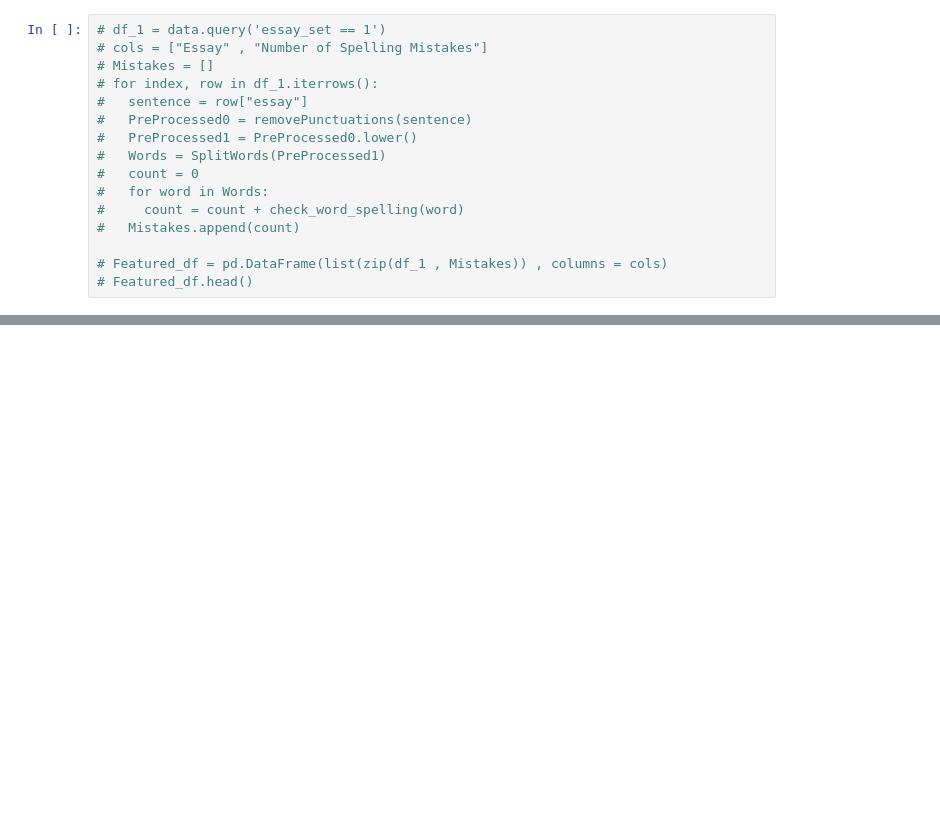
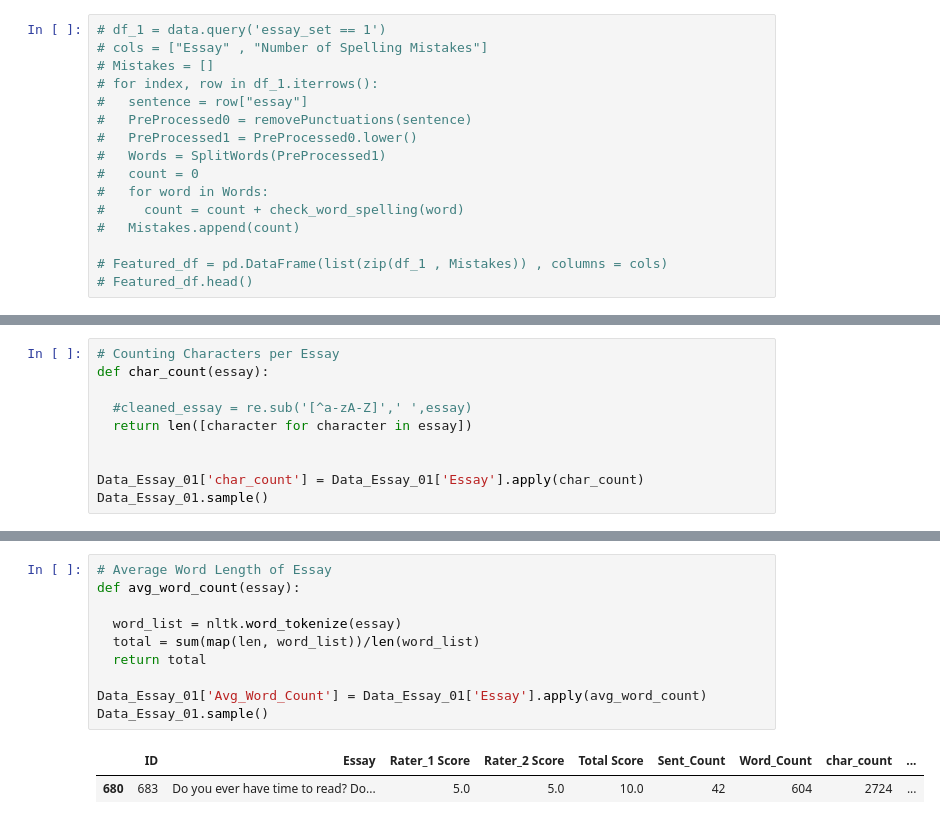
Before and after one commit to mustafabawany/IntelliTech, a Jupyter notebook: Feature_Engineering.ipynb, the cells around one changed output, grey strips where cells are left out. Drawn from its saved outputs; the diff is of its cells as text; blank space fills up the shorter version.

```diff
--- a/Feature_Engineering.ipynb
+++ b/Feature_Engineering.ipynb
@@ -148,0 +148,10 @@ def
+# %%
+# Counting Characters per Essay
+def char_count(essay):
+
+  #cleaned_essay = re.sub('[^a-zA-Z]',' ',essay)
+  return len([character for character in essay])
+
+
+Data_Essay_01['char_count'] = Data_Essay_01['Essay'].apply(char_count)
+Data_Essay_01.sample()
@@ -148,0 +161,13 @@ def
+# %%
+# Average Word Length of Essay
+def avg_word_count(essay):
+
+  word_list = nltk.word_tokenize(essay)
+  total = sum(map(len, word_list))/len(word_list)
+  return total
+
+Data_Essay_01['Avg_Word_Count'] = Data_Essay_01['Essay'].apply(avg_word_count)
+Data_Essay_01.sample()
+# %% [output]
+|  | ID | Essay | Rater_1 Score | Rater_2 Score | Total Score | Sent_Count | Word_Count | char_count | ... |
+| 680 | 683 | Do you ever have time to read? Do... | 5.0 | 5.0 | 10.0 | 42 | 604 | 2724 | ... |
```
Also changed, not shown: parts of 9 cells of this notebook.
